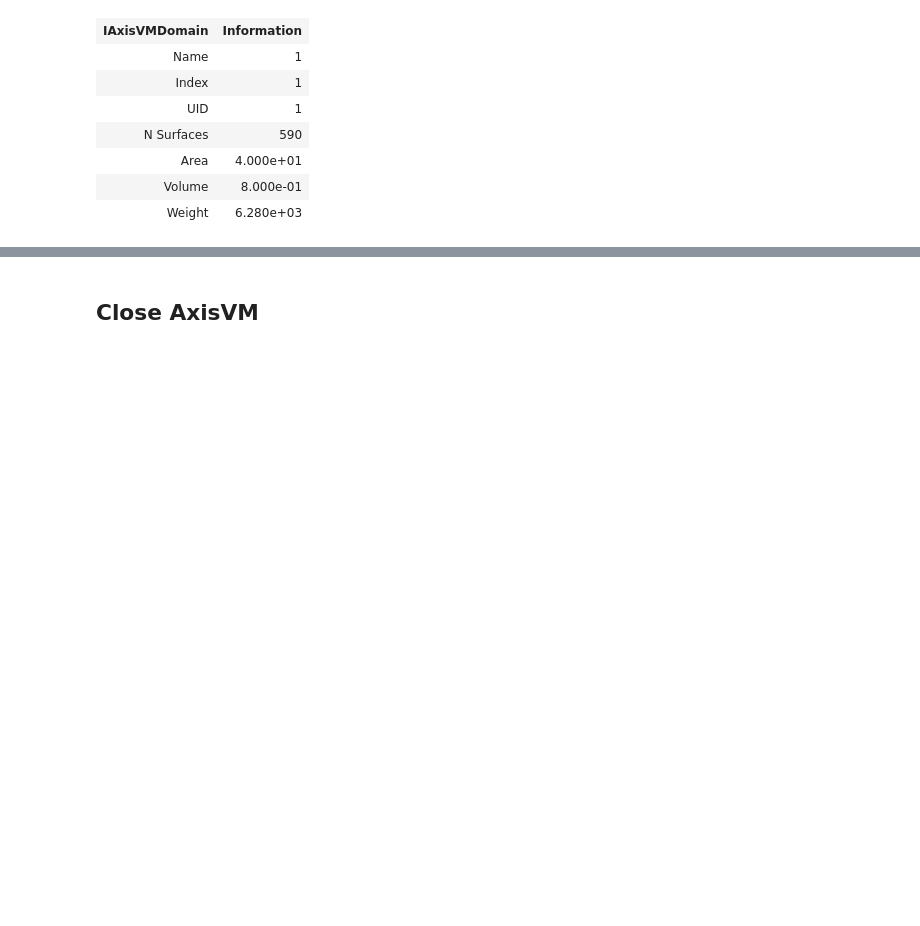
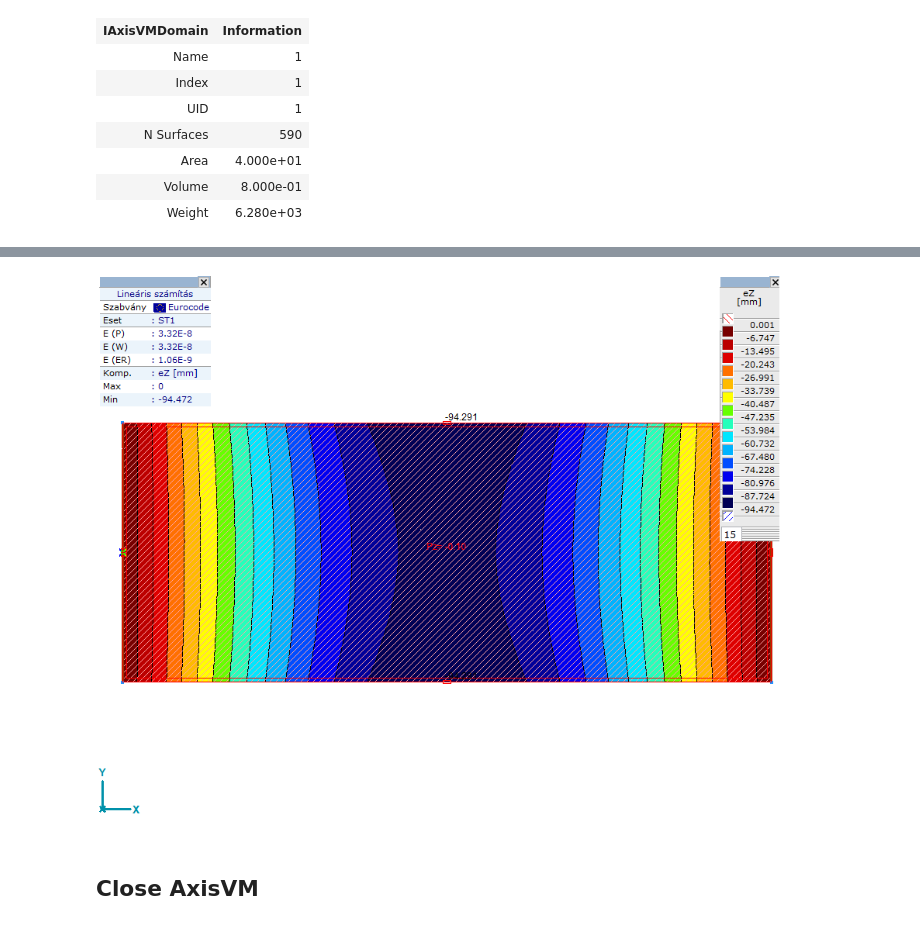
Before and after one commit to AndreeeaMB/pyaxisvm, a Jupyter notebook: notebooks/plate_example_1.ipynb, the cells around one changed output, grey strips where cells are left out. Cells and saved outputs as stored; diff of their text form; code cells hidden in the pictures; blank space fills up the shorter version.

```diff
--- a/notebooks/plate_example_1.ipynb
+++ b/notebooks/plate_example_1.ipynb
@@ -314,3 +314,11 @@ axm.Domains[1].plot_stresses(component='svm', mpl_kw=mpl_kw, case=1, z='t')
+# %%
+axvm.BringToFront()
+axm.View = axtlb.vTop
+axvm.MainFormTab = axtlb.mftStatic
+axm.FitInView()
+axm.Windows[1].screenshot()
+# %% [output]
+[figure, added]
 # %% [markdown]
 ## Close AxisVM
 # %% [markdown]
```
Also changed, not shown: parts of 6 cells of this notebook, 53 other files.
